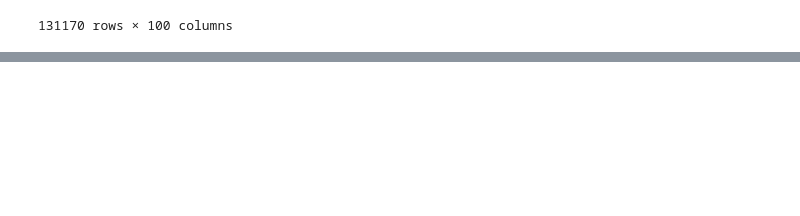
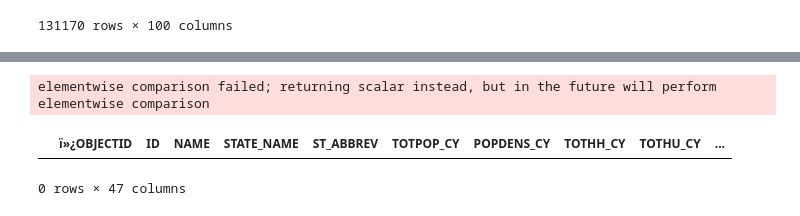
Before and after one commit to sheldonbirkett/econ499, a Jupyter notebook: ECON_499_ACS_IPUMS_NHGIS_GeoMAC.ipynb, the cells around one changed output, grey strips where cells are left out. Drawn from its saved outputs; the diff is of its cells as text; code cells hidden in the pictures; blank space fills up the shorter version.

```diff
--- a/ECON_499_ACS_IPUMS_NHGIS_GeoMAC.ipynb
+++ b/ECON_499_ACS_IPUMS_NHGIS_GeoMAC.ipynb
@@ -559,0 +615,6 @@ ACS5_2005_2019_WESTd = ACS5_2005_2019_WESTd.drop(columns=['geometry'])
+# %%
+whp[whp["ID"]=="400109426001"]
+# %% [output]
+elementwise comparison failed; returning scalar instead, but in the future will perform elementwise comparison
+|  | ï»¿OBJECTID | ID | NAME | STATE_NAME | ST_ABBREV | TOTPOP_CY | POPDENS_CY | TOTHH_CY | TOTHU_CY | ... |
+0 rows × 47 columns
```
Also changed, not shown: parts of 6 cells of this notebook.
